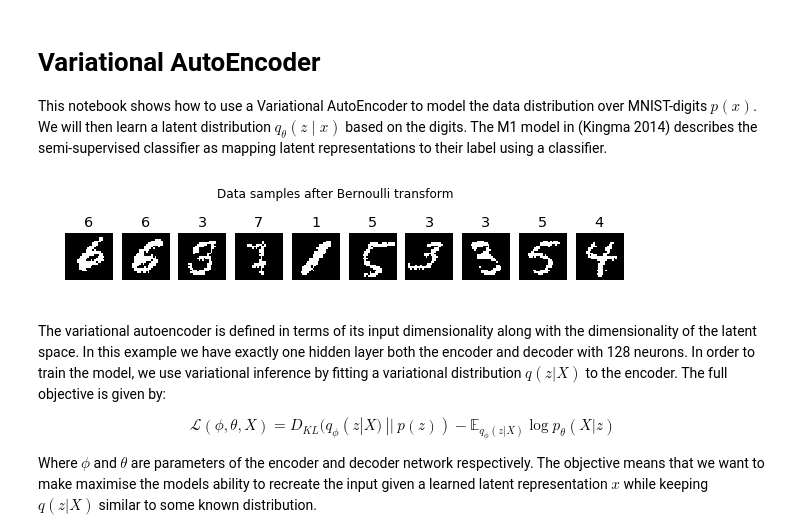
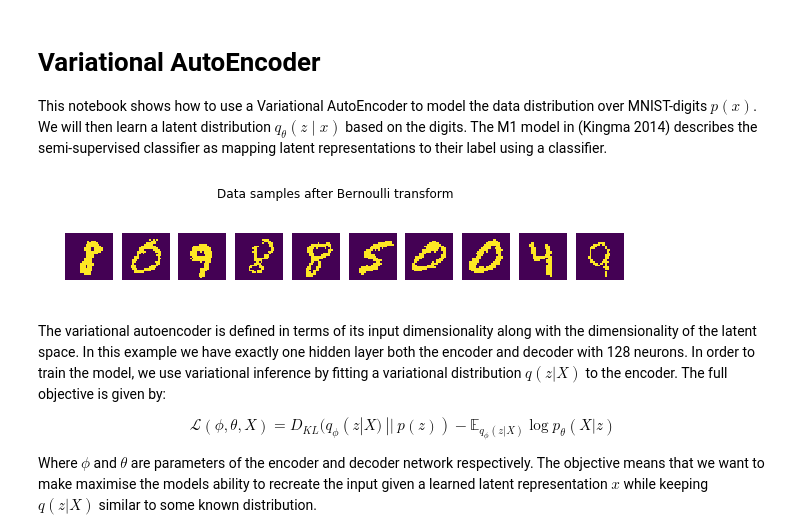
Before and after one commit to wohlert/semi-supervised-pytorch, a Jupyter notebook: examples/notebooks/VAE - MNIST.ipynb, the cells around one changed output. Drawn from its saved outputs; the diff is of its cells as text; code cells hidden in the pictures.

```diff
--- a/examples/notebooks/VAE - MNIST.ipynb
+++ b/examples/notebooks/VAE - MNIST.ipynb
@@ -4,39 +4,40 @@
 import numpy as np
 import matplotlib.pyplot as plt
 plt.style.use("ggplot")
-plt.rcParams["image.cmap"] = "binary_r"
+
 import sys
 sys.path.append("../../semi-supervised")
 
 import torch
 import torch.nn.functional as F
-from torchvision import datasets, transforms
 cuda = torch.cuda.is_available()
 # %% [markdown]
 # Variational AutoEncoder
 
 This notebook shows how to use a Variational AutoEncoder to model the data distribution over MNIST-digits $p(x)$. We will then learn a latent distribution $q_{\theta}(z \mid x)$ based on the digits. The M1 model in (Kingma 2014) describes the semi-supervised classifier as mapping latent representations to their label using a classifier.
 # %%
+from torchvision.datasets import MNIST
+import torchvision.transforms as transforms
+from utils import generate_label, onehot
+
 flatten_bernoulli = lambda img: transforms.ToTensor()(img).view(-1).bernoulli()
-
-mnist = datasets.MNIST('./', train=True, download=True, transform=flatten_bernoulli)
-mnist_val = datasets.MNIST('./', train=False, download=True, transform=flatten_bernoulli)
+mnist = MNIST('./', train=True, transform=flatten_bernoulli)
+mnist_val = MNIST('./', train=False, transform=flatten_bernoulli)
 
 unlabelled = torch.utils.data.DataLoader(mnist, batch_size=100, shuffle=True, num_workers=2)
 validation = torch.utils.data.DataLoader(mnist_val, batch_size=100, shuffle=True, num_workers=2)
 # %%
 f, axarr = plt.subplots(1, 10, figsize=(10, 2))
 images, labels = next(iter(unlabelled))
 
 for i in range(10):
     axarr[i].imshow(images[i].numpy().reshape(28, 28))
-    axarr[i].set_title(labels[i])
     axarr[i].axis("off")
 
 f.suptitle("Data samples after Bernoulli transform")
 plt.show()
 # %% [output]
-[figure, old version]
+[figure, new version]
 # %% [markdown]
 The variational autoencoder is defined in terms of its input dimensionality along with the dimensionality of the latent space. In this example we have exactly one hidden layer both the encoder and decoder with 128 neurons. In order to train the model, we use variational inference by fitting a variational distribution $q(z | X)$ to the encoder. The full objective is given by:
 
```
Also changed, not shown: parts of 5 cells of this notebook, 8 other files.
